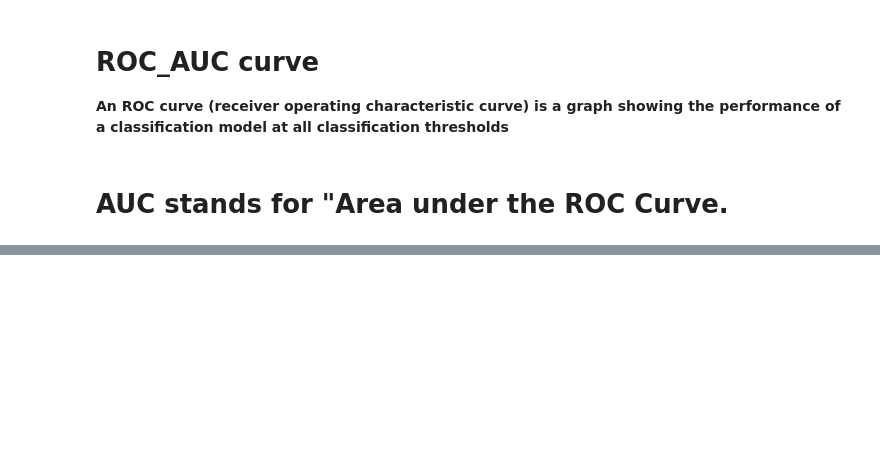
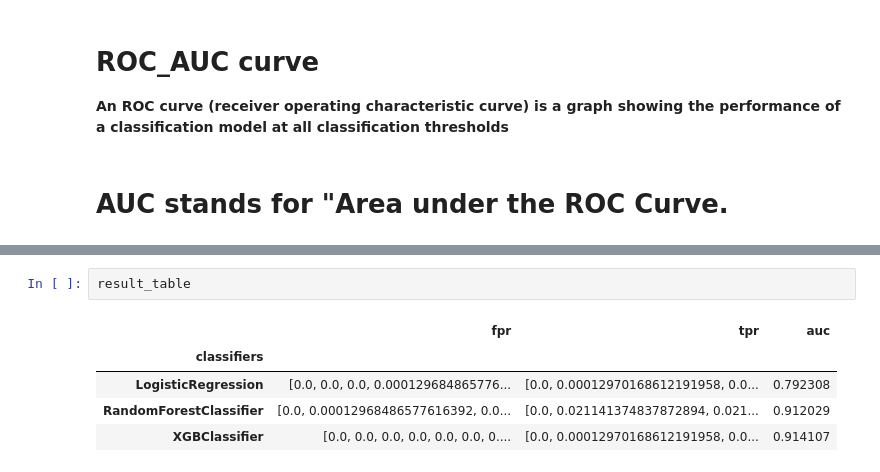
Before and after one commit to AtulChouhan0/Credit-Card-Default-Prediction, a Jupyter notebook: Credit_Card_Default_Prediction_Capstone_Project.ipynb, the cells around one changed output, grey strips where cells are left out. Drawn from its saved outputs; the diff is of its cells as text; blank space fills up the shorter version.

```diff
--- a/Credit_Card_Default_Prediction_Capstone_Project.ipynb
+++ b/Credit_Card_Default_Prediction_Capstone_Project.ipynb
@@ -928,0 +1022,8 @@ plt.show()
+# %%
+result_table
+# %% [output]
+|  | fpr | tpr | auc |
+| classifiers |  |  |  |
+| LogisticRegression | [0.0, 0.0, 0.0, 0.000129684865776... | [0.0, 0.00012970168612191958, 0.0... | 0.792308 |
+| RandomForestClassifier | [0.0, 0.00012968486577616392, 0.0... | [0.0, 0.021141374837872894, 0.021... | 0.912029 |
+| XGBClassifier | [0.0, 0.0, 0.0, 0.0, 0.0, 0.0, 0.... | [0.0, 0.00012970168612191958, 0.0... | 0.914107 |
```
Also changed, not shown: parts of 18 cells of this notebook.
